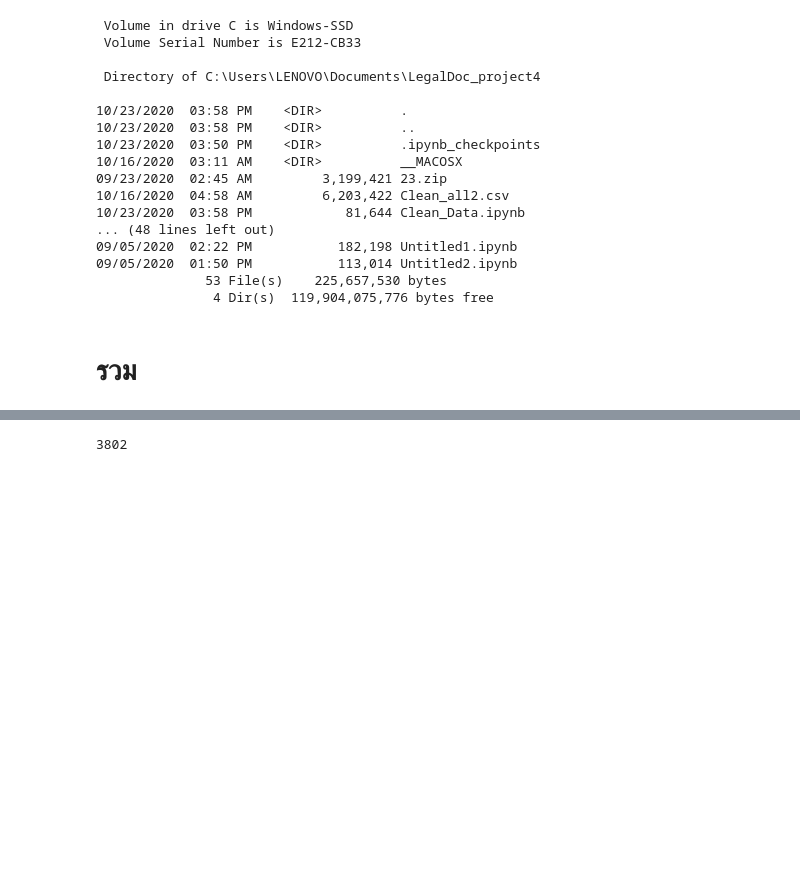
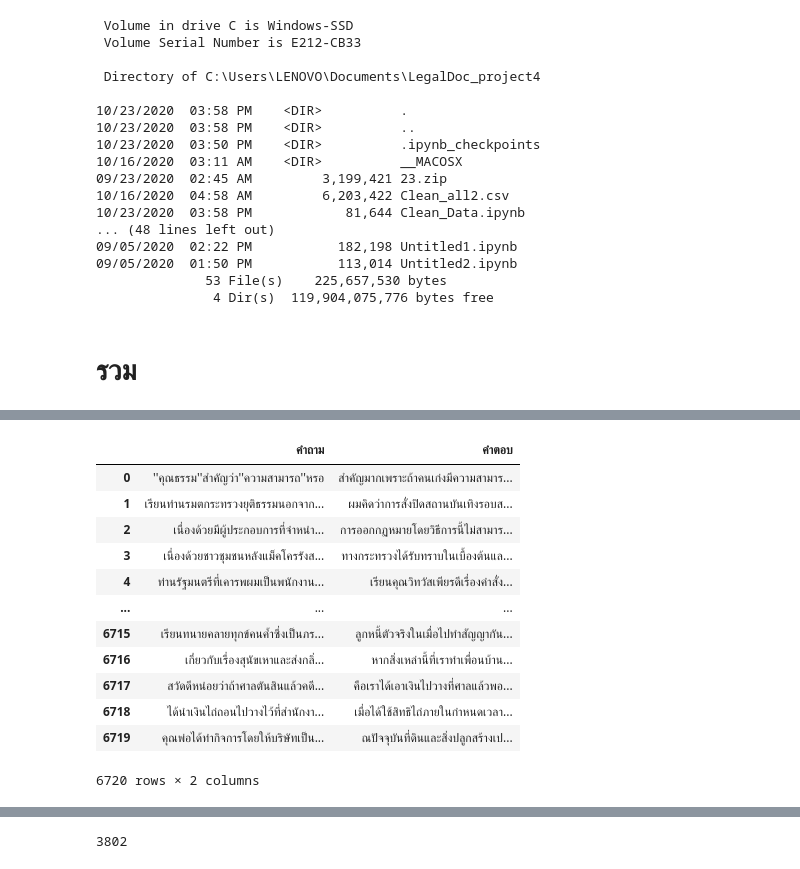
Before and after one commit to WiratchawaKannika/LegalDoc_project4, a Jupyter notebook: Clean_Data.ipynb, the cells around one changed output, grey strips where cells are left out. Cells and saved outputs as stored; diff of their text form; code cells hidden in the pictures; blank space fills up the shorter version.

```diff
--- a/Clean_Data.ipynb
+++ b/Clean_Data.ipynb
@@ -398,0 +445,19 @@ ls
+# %%
+df1 = pd.read_excel(r'law.xlsx')
+df2 = pd.read_excel(r'Clean_Decha_real.xlsx')
+# %%
+df1
+# %% [output]
+|  | คำถาม | คำตอบ |
+| 0 | ''คุณธรรม''สำคัญว่า''ความสามารถ''หรอ | สำคัญมากเพราะถ้าคนเก่งมีความสามาร... |
+| 1 | เรียนท่านรมตกระทรวงยุติธรรมนอกจาก... | ผมคิดว่าการสั่งปิดสถานบันเทิงรอบส... |
+| 2 | เนื่องด้วยมีผู้ประกอบการที่จำหน่า... | การออกกฏหมายโดยวิธีการนี้ไม่สามาร... |
+| 3 | เนื่องด้วยชาวชุมชนหลังแม็คโครรังส... | ทางกระทรวงได้รับทราบในเบื้องต้นแล... |
+| 4 | ท่านรัฐมนตรีที่เคารพผมเป็นพนักงาน... | เรียนคุณวิทวัสเพียรดีเรื่องคำสั่ง... |
+| ... | ... | ... |
+| 6715 | เรียนทนายคลายทุกข์คนค้ำซึ่งเป็นภร... | ลูกหนี้ตัวจริงในเมื่อไปทำสัญญากัน... |
+| 6716 | เกี่ยวกับเรื่องสุนัขเหาและส่งกลิ่... | หากสิ่งเหล่านี้ที่เราทำเพื่อนบ้าน... |
+| 6717 | สวัดดีหน่อยว่าถ้าศาลตันสินแล้วคดี... | คือเราได้เอาเงินไปวางที่ศาลแล้วพอ... |
+| 6718 | ได้นำเงินไถ่ถอนไปวางไว้ที่สำนักงา... | เมื่อได้ใช้สิทธิไถ่ภายในกำหนดเวลา... |
+| 6719 | คุณพ่อได้ทำกิจการโดยให้บริษัทเป็น... | ณปัจจุบันที่ดินและสิ่งปลูกสร้างเป... |
+6720 rows × 2 columns
```
Also changed, not shown: parts of 26 cells of this notebook.
